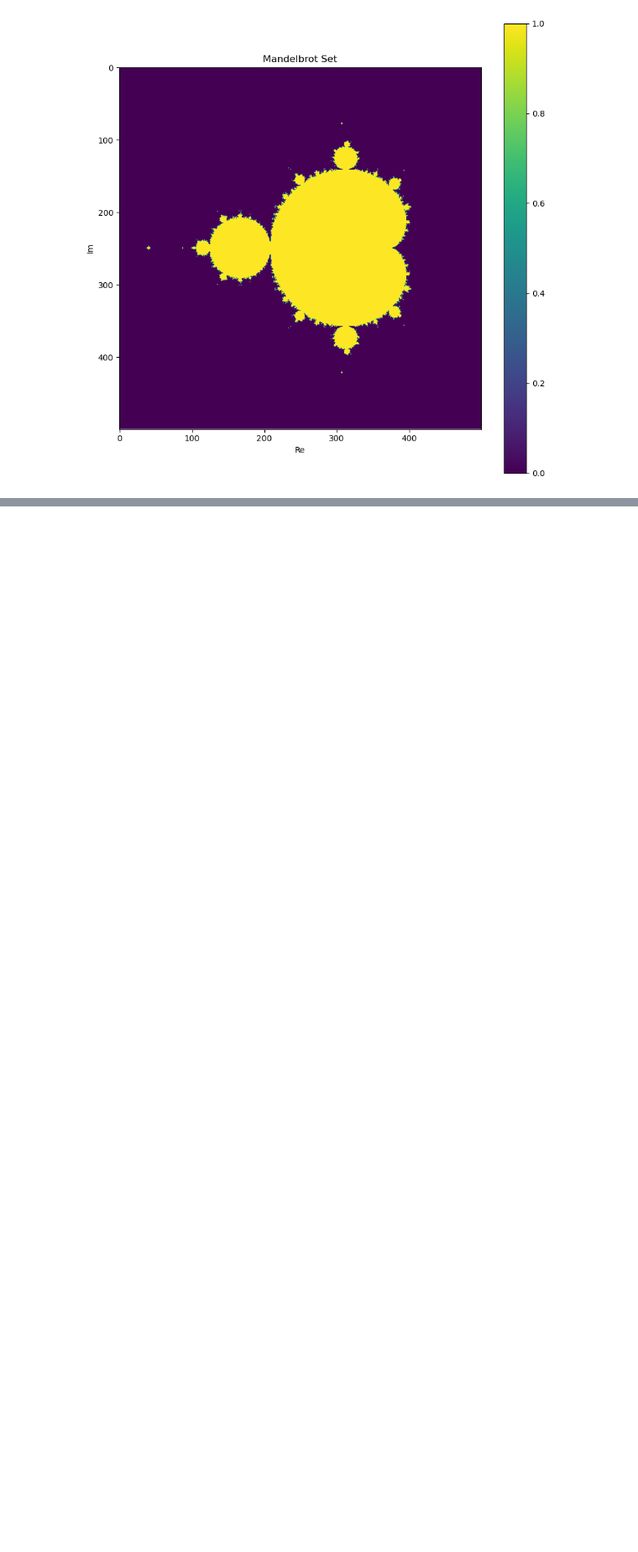
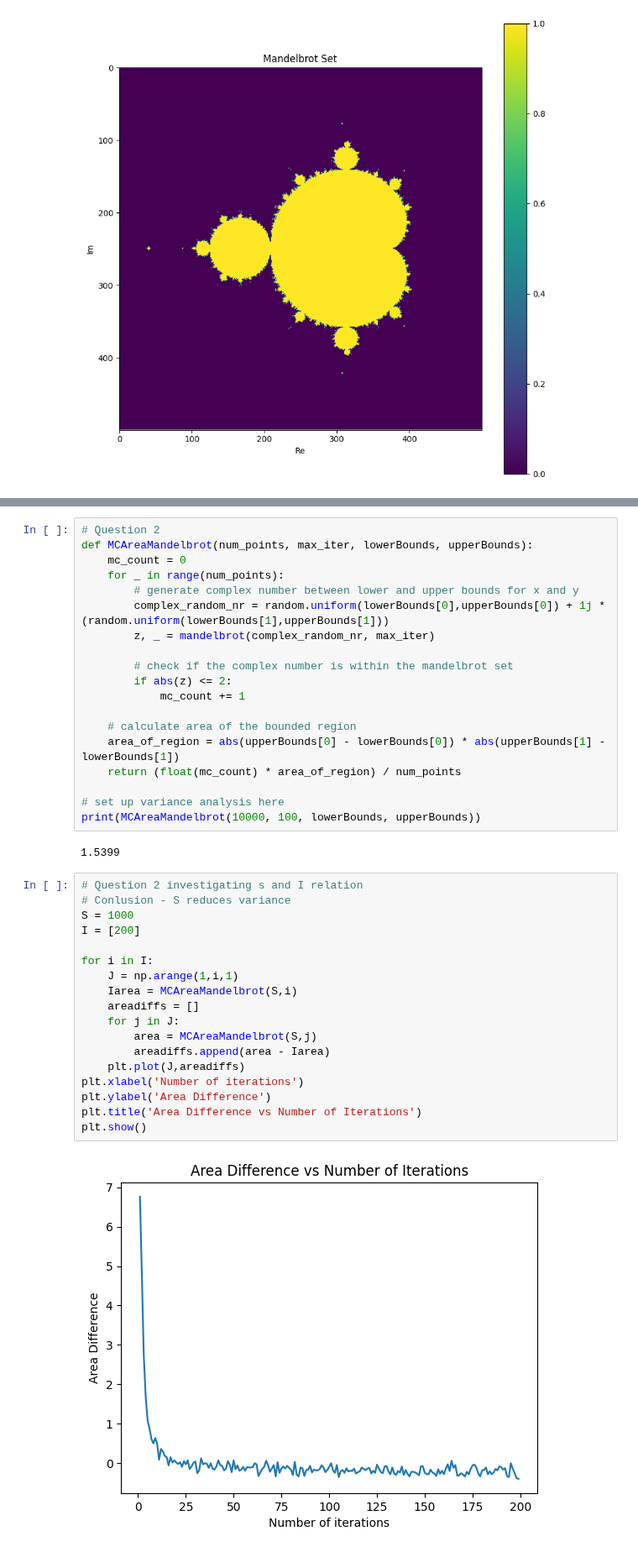
Before and after one commit to matijsv/Stochastic_Simulation_Assignments, a Jupyter notebook: Assignment1/main.ipynb, the cells around one changed output, grey strips where cells are left out. Shown at 84% size. Cells and saved outputs as stored; diff of their text form; blank space fills up the shorter version.

```diff
--- a/Assignment1/main.ipynb
+++ b/Assignment1/main.ipynb
@@ -87 +92,42 @@ plot_mandelbrot(500, 500, 100)
+# %%
+# Question 2
+def MCAreaMandelbrot(num_points, max_iter, lowerBounds, upperBounds):
+    mc_count = 0
+    for _ in range(num_points):
+        # generate complex number between lower and upper bounds for x and y
+        complex_random_nr = random.uniform(lowerBounds[0],upperBounds[0]) + 1j * (random.uniform(lowerBounds[1],upperBounds[1]))
+        z, _ = mandelbrot(complex_random_nr, max_iter)
+
+        # check if the complex number is within the mandelbrot set
+        if abs(z) <= 2:
+            mc_count += 1
+
+    # calculate area of the bounded region
+    area_of_region = abs(upperBounds[0] - lowerBounds[0]) * abs(upperBounds[1] - lowerBounds[1])
+    return (float(mc_count) * area_of_region) / num_points
+
+# set up variance analysis here
+print(MCAreaMandelbrot(10000, 100, lowerBounds, upperBounds))
+# %% [output]
+1.5399
+# %%
+# Question 2 investigating s and I relation
+# Conlusion - S reduces variance
+S = 1000
+I = [200]
+
+for i in I:
+    J = np.arange(1,i,1)
+    Iarea = MCAreaMandelbrot(S,i)
+    areadiffs = []
+    for j in J:
+        area = MCAreaMandelbrot(S,j)
+        areadiffs.append(area - Iarea)
+    plt.plot(J,areadiffs)
+plt.xlabel('Number of iterations')
+plt.ylabel('Area Difference')
+plt.title('Area Difference vs Number of Iterations')
+plt.show()
+# %% [output]
+[figure, added]
 # %%
```
Also changed, not shown: parts of 7 cells of this notebook.
